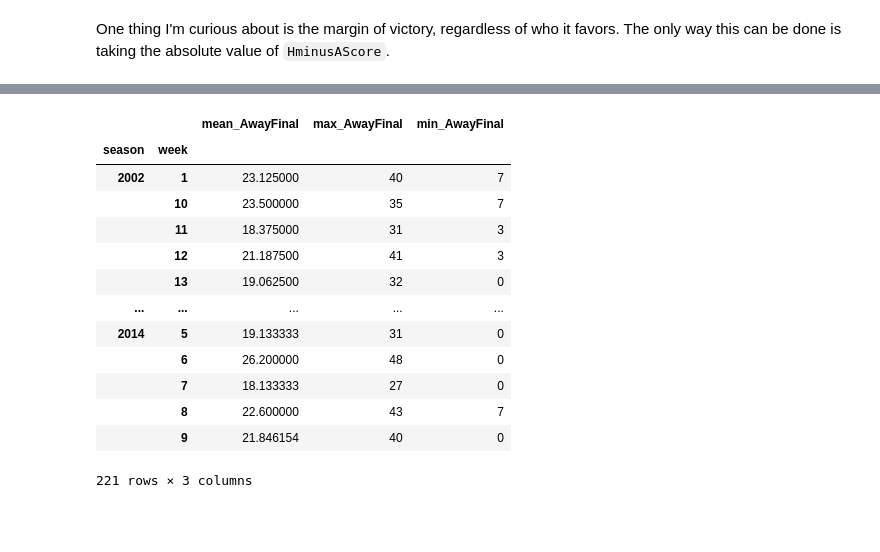
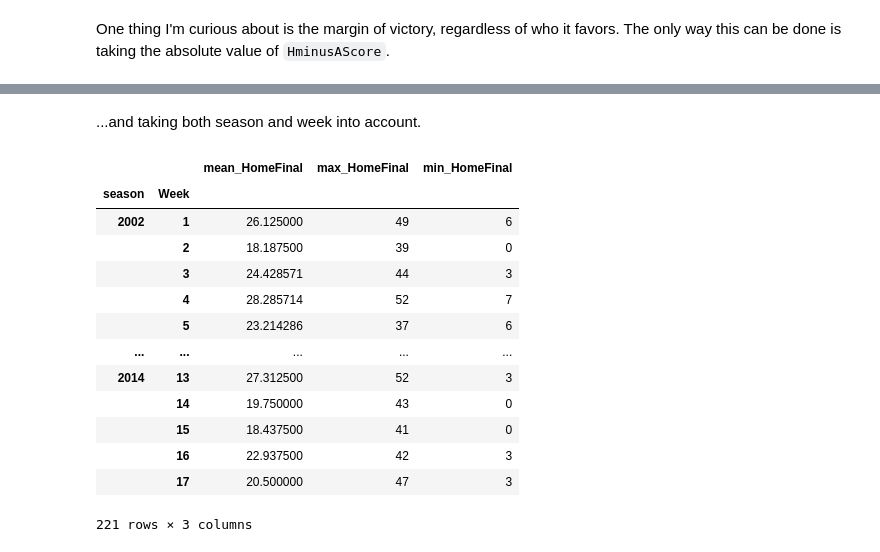
Before and after one commit to cashby-890/ST-554-HW4, a Jupyter notebook: ST554_Spring2026_HomeworkFour_CodyAshby.ipynb, the cells around one changed output, grey strips where cells are left out. Saved outputs shown, nothing was run; the diff lists cells and outputs as text; code cells hidden in the pictures; blank space fills up the shorter version.

```diff
--- a/ST554_Spring2026_HomeworkFour_CodyAshby.ipynb
+++ b/ST554_Spring2026_HomeworkFour_CodyAshby.ipynb
@@ -400,6 +400,7 @@ regular_NFL_data
 One thing I'm curious about is the margin of victory, regardless of who it favors. The only way this can be done is taking the absolute value of `HminusAScore`.
 # %%
 regular_NFL_data["Margin of Victory"]=abs(regular_NFL_data.loc[:,"HminusAScore"])
+regular_NFL_data["Week"]=regular_NFL_data.week.astype(int)
 # %% [output]
 A value is trying to be set on a copy of a slice from a DataFrame.
 Try using .loc[row_indexer,col_indexer] = value instead
@@ -532,19 +627,21 @@ regular_NFL_data.groupby("week").agg(mean_AwayFinal = ("AFinal","mean"),
+# %% [markdown]
+...and taking both season and week into account.
 # %%
-regular_NFL_data.groupby(["season","week"]).agg(mean_AwayFinal = ("AFinal","mean"),
-                                       max_AwayFinal = ("AFinal","max"),
-                                       min_AwayFinal = ("AFinal","min"))
+regular_NFL_data.groupby(["season","Week"]).agg(mean_HomeFinal = ("HFinal","mean"),
+                                       max_HomeFinal = ("HFinal","max"),
+                                       min_HomeFinal = ("HFinal","min"))
 # %% [output]
-|  |  | mean_AwayFinal | max_AwayFinal | min_AwayFinal |
-| season | week |  |  |  |
-| 2002 | 1 | 23.125000 | 40 | 7 |
-|  | 10 | 23.500000 | 35 | 7 |
-|  | 11 | 18.375000 | 31 | 3 |
-|  | 12 | 21.187500 | 41 | 3 |
-|  | 13 | 19.062500 | 32 | 0 |
+|  |  | mean_HomeFinal | max_HomeFinal | min_HomeFinal |
+| season | Week |  |  |  |
+| 2002 | 1 | 26.125000 | 49 | 6 |
+|  | 2 | 18.187500 | 39 | 0 |
+|  | 3 | 24.428571 | 44 | 3 |
+|  | 4 | 28.285714 | 52 | 7 |
+|  | 5 | 23.214286 | 37 | 6 |
 | ... | ... | ... | ... | ... |
-| 2014 | 5 | 19.133333 | 31 | 0 |
-|  | 6 | 26.200000 | 48 | 0 |
-|  | 7 | 18.133333 | 27 | 0 |
-|  | 8 | 22.600000 | 43 | 7 |
-|  | 9 | 21.846154 | 40 | 0 |
+| 2014 | 13 | 27.312500 | 52 | 3 |
+|  | 14 | 19.750000 | 43 | 0 |
+|  | 15 | 18.437500 | 41 | 0 |
+|  | 16 | 22.937500 | 42 | 3 |
+|  | 17 | 20.500000 | 47 | 3 |
 221 rows × 3 columns
```
Also changed, not shown: parts of 38 cells of this notebook.
